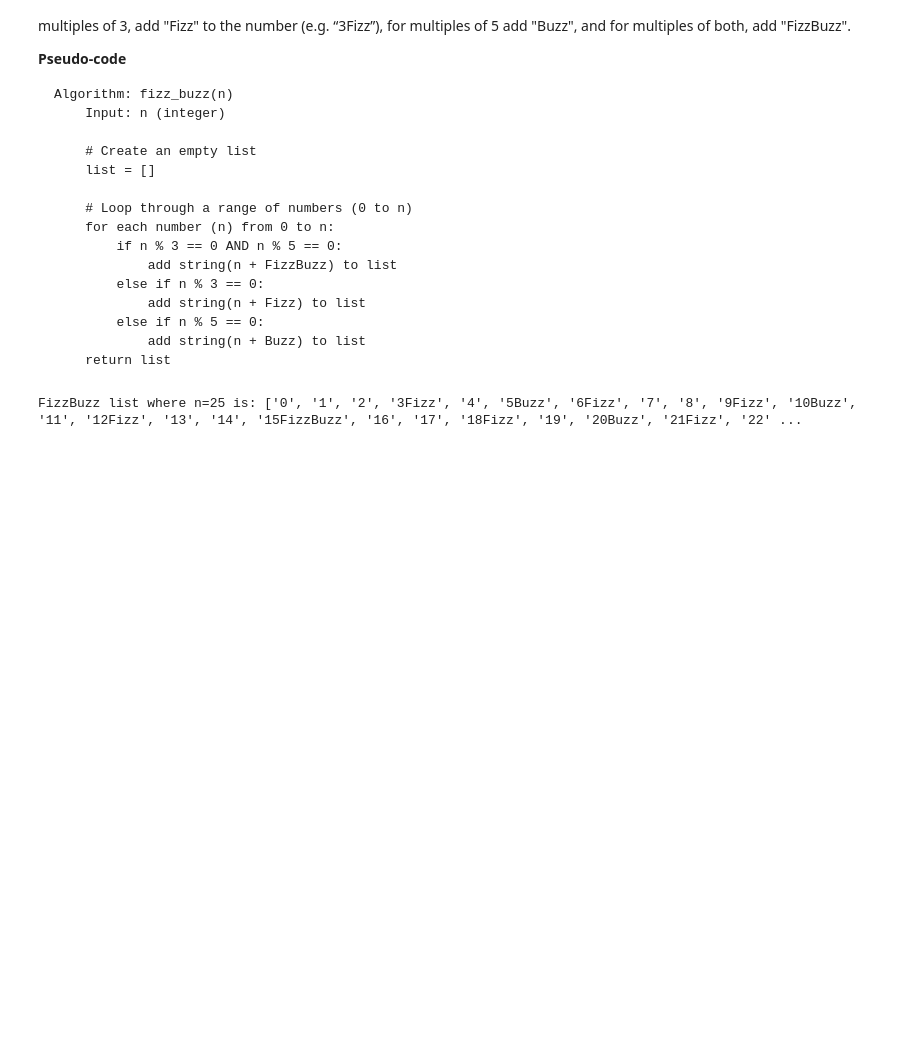
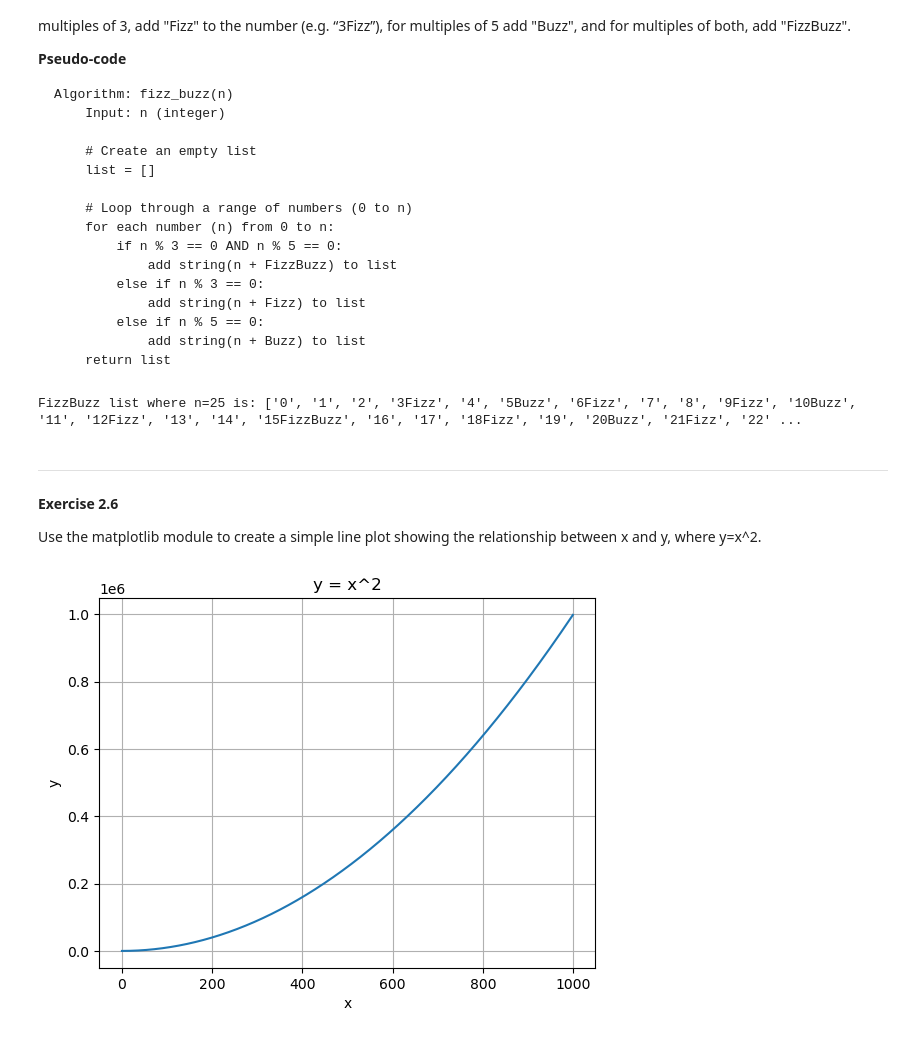
Before and after one commit to Dogmeat2000/ADS1-Python, a Jupyter notebook: ADS1 Main Jypyter Notebook/Exercises - Session 2.ipynb, the cells around one changed output. Saved outputs shown, nothing was run; the diff lists cells and outputs as text; code cells hidden in the pictures; blank space fills up the shorter version.

Commit message:
Solved Exercise 2.6.

```diff
--- a/ADS1 Main Jypyter Notebook/Exercises - Session 2.ipynb
+++ b/ADS1 Main Jypyter Notebook/Exercises - Session 2.ipynb
@@ -266,3 +266,29 @@ n = 25
 print("FizzBuzz list where n={} is: {}".format(n, fizz_buzz(n)))
 # %% [output]
 FizzBuzz list where n=25 is: ['0', '1', '2', '3Fizz', '4', '5Buzz', '6Fizz', '7', '8', '9Fizz', '10Buzz', '11', '12Fizz', '13', '14', '15FizzBuzz', '16', '17', '18Fizz', '19', '20Buzz', '21Fizz', '22' ...
+# %% [markdown]
+___
+__Exercise 2.6__
+
+Use the matplotlib module to create a simple line plot showing the relationship between x and y, where y=x^2.
+# %%
+# Import matplotlib
+import matplotlib.pyplot as plt
+
+# Set number of steps to calculate:
+s = 1000
+
+# Define the x and y-axis:
+x_axis = list(range(s))
+y_axis = [pow(x, 2) for x in x_axis]
+
+
+plt.plot(x_axis, y_axis)
+plt.title("y = x^2")
+plt.xlabel("x")
+plt.ylabel("y")
+
+plt.grid(True)
+plt.show()
+# %% [output]
+[figure, added]
```
